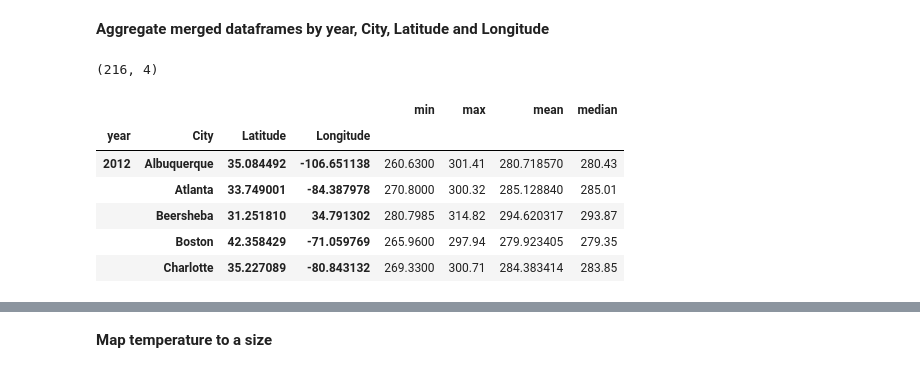
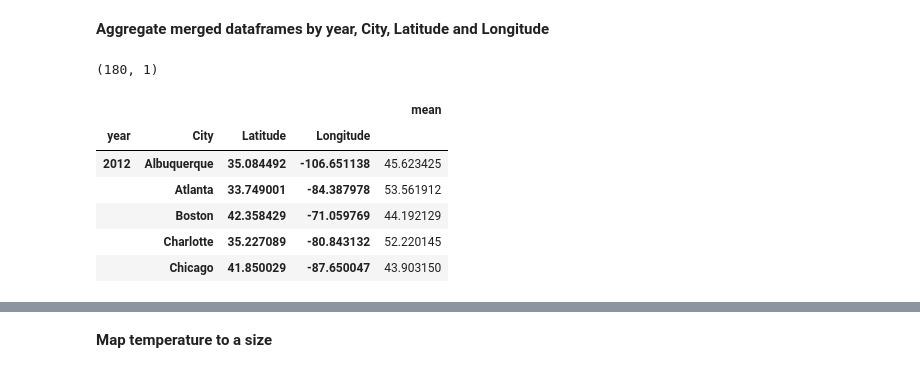
Before and after one commit to arbogdan/datafest_2019, a Jupyter notebook: 2019/python/viz/workspace/map.ipynb, the cells around one changed output, grey strips where cells are left out. Drawn from its saved outputs; the diff is of its cells as text; code cells hidden in the pictures.

```diff
--- a/2019/python/viz/workspace/map.ipynb
+++ b/2019/python/viz/workspace/map.ipynb
@@ -24,0 +27,4 @@ df_cities.head()
+# %%
+in_israel = df_cities.Country == 'Israel'
+df_cities = df_cities[~in_israel]
+df_cities.City.unique()
@@ -41,8 +55,6 @@ df_temperature.head()
 **Parse str datetime into new year, year_month and date columns**
 # %%
 df_temperature['year'] = df_temperature.datetime.str[0:4]
-df_temperature['year_month'] = df_temperature.datetime.str[0:7]
-df_temperature['date'] = df_temperature.datetime.str[0:10]
 # %%
 print(df_temperature.shape)
 df_temperature.head()
@@ -60,4 +72,3 @@ df_temperature.head()
 # %%
-df_temperature_long = df_temperature.melt(id_vars=['datetime', 'year', 'year_month', 'date'])
+df_temperature_long = df_temperature.melt(id_vars=['datetime', 'year'])
 df_temperature_long.rename(columns={"variable": "City", "value": "temperature"}, inplace=True)
-df_temperature_long.temperature = pd.to_numeric(df_temperature_long.temperature)
@@ -64,3 +77,6 @@ df_temperature_long.temperature = pd.to_numeric(df_temperature_long.temperature)
+# %%
+df_temperature_long.temperature = pd.to_numeric(df_temperature_long.temperature)
+df_temperature_long.temperature = 1.8 * (df_temperature_long.temperature - 273.15) + 32
 # %%
 print(df_temperature_long.shape)
 df_temperature_long.head()
@@ -92,17 +118,16 @@ df_city_temp.head()
 # %% [markdown]
 **Aggregate merged dataframes by year, City, Latitude and Longitude**
 # %%
-df_city_temp_agg = df_city_temp.groupby(['year', 'City', 'Latitude', 'Longitude']).temperature.agg(
-    ['min', 'max', 'mean', 'median'])
+df_city_temp_agg = df_city_temp.groupby(['year', 'City', 'Latitude', 'Longitude']).temperature.agg(['mean'])
 print(df_city_temp_agg.shape)
 df_city_temp_agg.head()
 # %% [output]
-(216, 4)
+(180, 1)
-|  |  |  |  | min | max | mean | median |
-| year | City | Latitude | Longitude |  |  |  |  |
-| 2012 | Albuquerque | 35.084492 | -106.651138 | 260.6300 | 301.41 | 280.718570 | 280.43 |
-|  | Atlanta | 33.749001 | -84.387978 | 270.8000 | 300.32 | 285.128840 | 285.01 |
-|  | Beersheba | 31.251810 | 34.791302 | 280.7985 | 314.82 | 294.620317 | 293.87 |
-|  | Boston | 42.358429 | -71.059769 | 265.9600 | 297.94 | 279.923405 | 279.35 |
-|  | Charlotte | 35.227089 | -80.843132 | 269.3300 | 300.71 | 284.383414 | 283.85 |
+|  |  |  |  | mean |
+| year | City | Latitude | Longitude |  |
+| 2012 | Albuquerque | 35.084492 | -106.651138 | 45.623425 |
+|  | Atlanta | 33.749001 | -84.387978 | 53.561912 |
+|  | Boston | 42.358429 | -71.059769 | 44.192129 |
+|  | Charlotte | 35.227089 | -80.843132 | 52.220145 |
+|  | Chicago | 41.850029 | -87.650047 | 43.903150 |
 # %%
```
Also changed, not shown: parts of 19 cells of this notebook, 7 other files.
